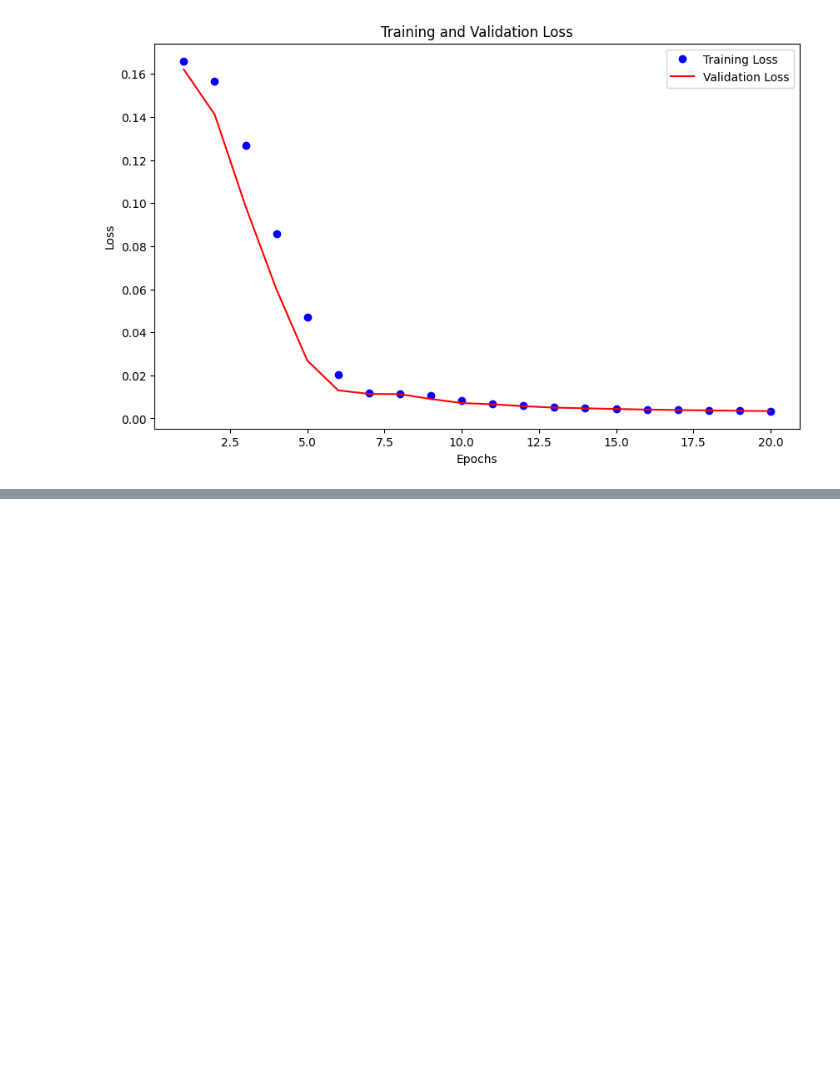
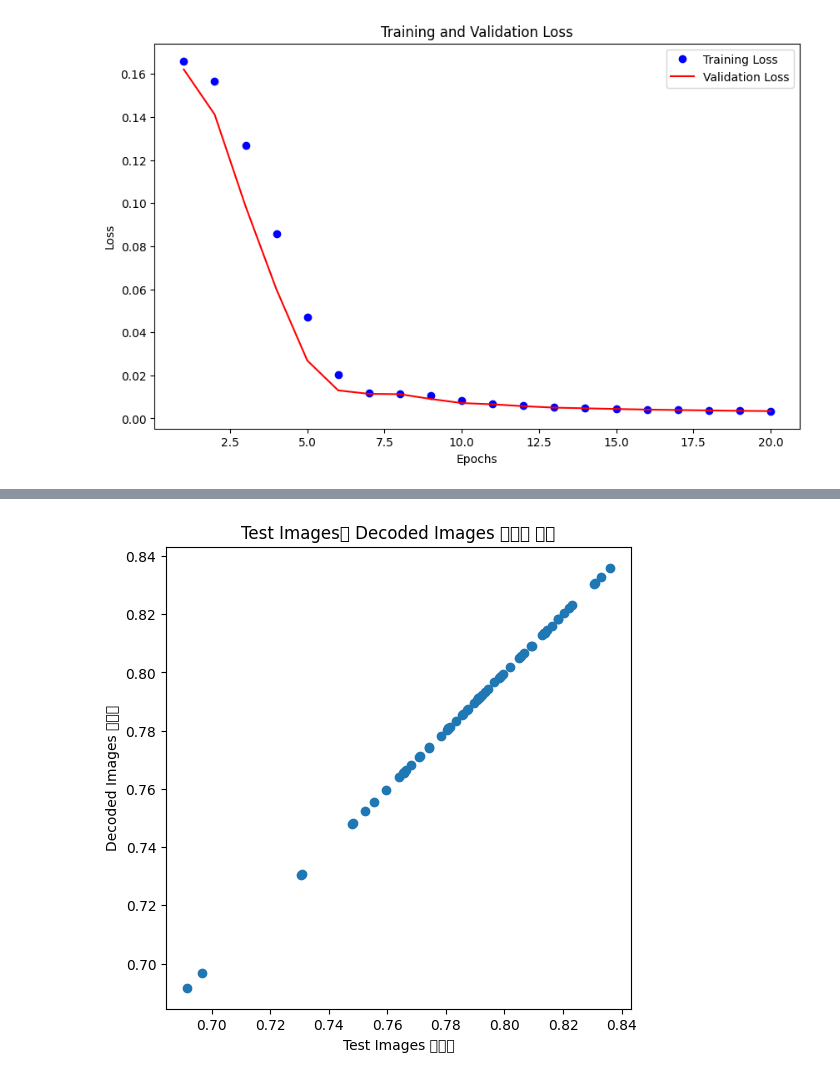
Before and after one commit to Cksdud123/colab, a Jupyter notebook: Anomaly2.ipynb, the cells around one changed output, grey strips where cells are left out. Saved outputs shown, nothing was run; the diff lists cells and outputs as text; code cells hidden in the pictures; blank space fills up the shorter version.

```diff
--- a/Anomaly2.ipynb
+++ b/Anomaly2.ipynb
@@ -222,14 +222 @@ plt.show()
 [figure]
-# %%
-# 전체 train_images와 test_images 비교하여 일치율 리스트 생성
-similarity_list = []
-for image1 in test_images:
-    similarity_scores = [classify_images(image1, image2) for image2 in decoded_test_imgs]
-    similarity_list.append(similarity_scores)
-# %%
-# 각 이미지의 일치율 평균 계산
-average_similarity_list = [np.mean(scores) for scores in similarity_list]
-
-# 각 이미지의 일치율 평균 출력
-for i, average_similarity in enumerate(average_similarity_list):
-    print(f"Train Image {i+1}: 평균 일치율 = {average_similarity:.4f}")
@@ -253,0 +223,7 @@ Train Image 63: 평균 일치율 = 0.7658
+# %%
+# 이미지 간의 일치율 비교 및 출력
+for i in range(10):
+    image1 = test_images[i]
+    image2 = decoded_test_imgs[i]
+    similarity_score = classify_images(image1, image2)
+    print(f"Test Image {i+1}와 Decoded Image의 일치율: {similarity_score:.4f}")
@@ -253,0 +241,13 @@ Train Image 63: 평균 일치율 = 0.7658
+# %%
+# 이미지 간의 일치율 계산
+similarity_scores = [classify_images(test_images[i], decoded_test_imgs[i]) for i in range(len(test_images))]
+
+# 산점도 그리기
+plt.figure(figsize=(6, 6))
+plt.scatter(similarity_scores, similarity_scores)
+plt.xlabel('Test Images 일치율')
+plt.ylabel('Decoded Images 일치율')
+plt.title('Test Images와 Decoded Images 일치율 비교')
+plt.show()
+# %% [output]
+[figure, added]
```
Also changed, not shown: parts of 3 cells of this notebook.
